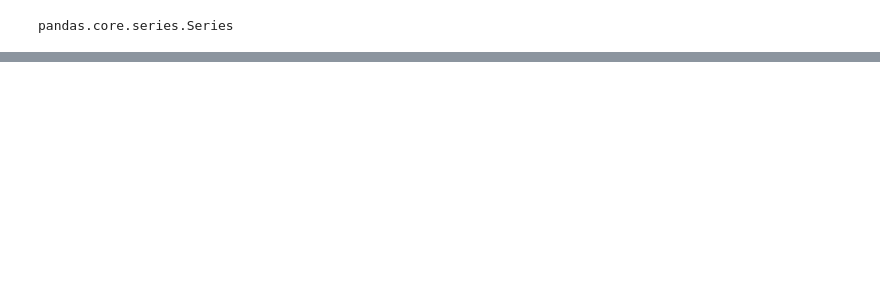
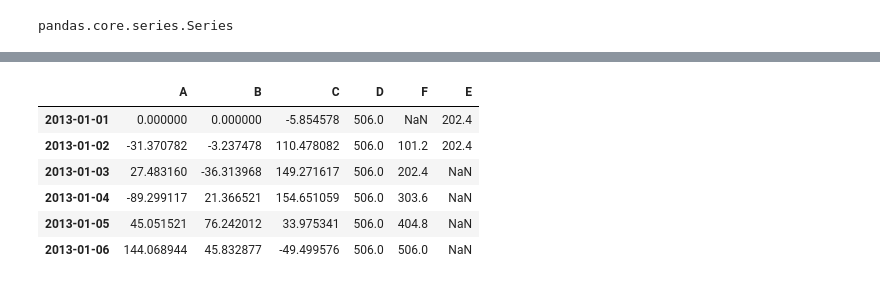
Before and after one commit to TaMaN2031A/data-yard, a Jupyter notebook: Roots of Knowledge/pandas documentation/User Guide/10 minutes to pandas.ipynb, the cells around one changed output, grey strips where cells are left out. Saved outputs shown, nothing was run; the diff lists cells and outputs as text; code cells hidden in the pictures; blank space fills up the shorter version.

```diff
--- a/Roots of Knowledge/pandas documentation/User Guide/10 minutes to pandas.ipynb
+++ b/Roots of Knowledge/pandas documentation/User Guide/10 minutes to pandas.ipynb
@@ -233,0 +531,10 @@ df.loc["20130102":"20130104", "A": "B"]
+# %%
+df.transform(lambda x: x * 101.2)
+# %% [output]
+|  | A | B | C | D | F | E |
+| 2013-01-01 | 0.000000 | 0.000000 | -5.854578 | 506.0 | NaN | 202.4 |
+| 2013-01-02 | -31.370782 | -3.237478 | 110.478082 | 506.0 | 101.2 | 202.4 |
+| 2013-01-03 | 27.483160 | -36.313968 | 149.271617 | 506.0 | 202.4 | NaN |
+| 2013-01-04 | -89.299117 | 21.366521 | 154.651059 | 506.0 | 303.6 | NaN |
+| 2013-01-05 | 45.051521 | 76.242012 | 33.975341 | 506.0 | 404.8 | NaN |
+| 2013-01-06 | 144.068944 | 45.832877 | -49.499576 | 506.0 | 506.0 | NaN |
```
Also changed, not shown: parts of 57 cells of this notebook.
